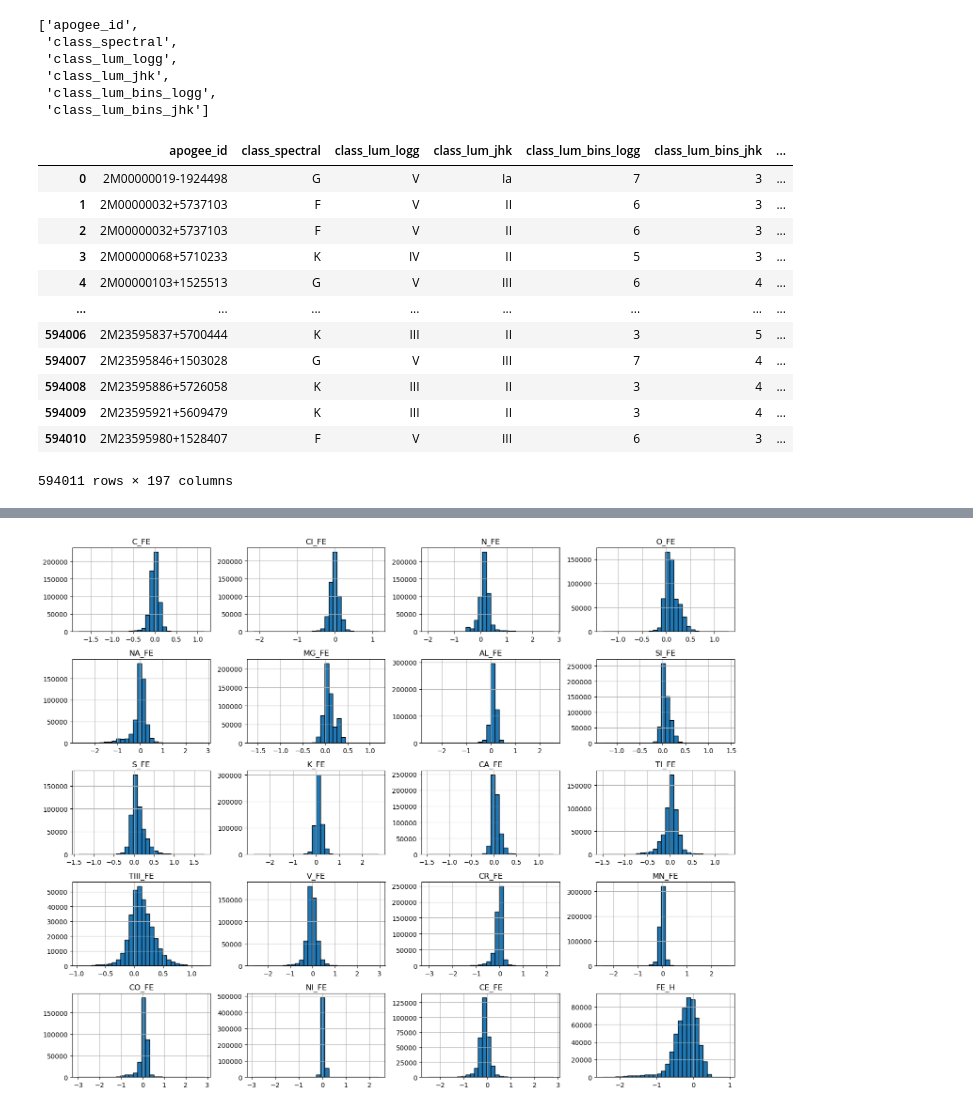
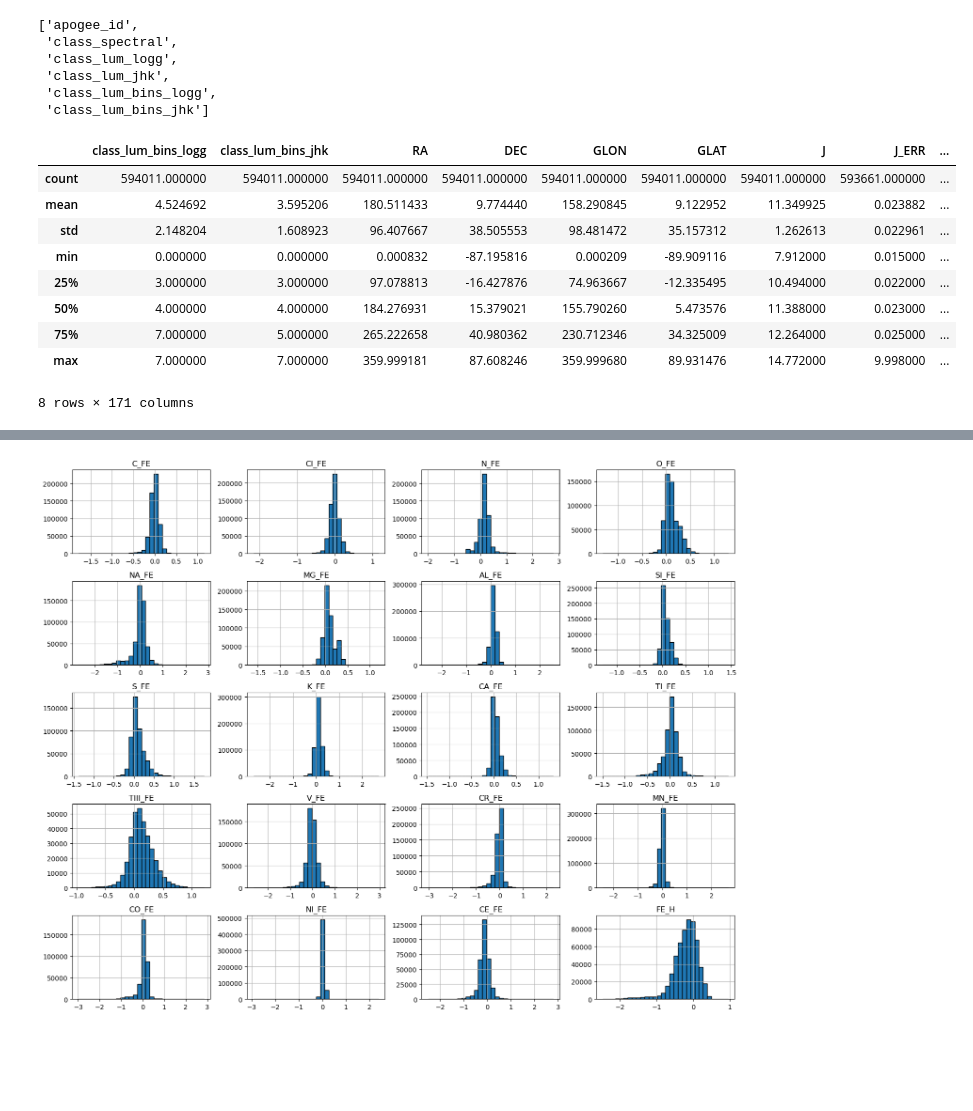
Before and after one commit to astrodeepnet/students-project-2024, a Jupyter notebook: Stats_Chemicals.ipynb, the cells around one changed output, grey strips where cells are left out. Cells and saved outputs as stored; diff of their text form; code cells hidden in the pictures; blank space fills up the shorter version.

```diff
--- a/Stats_Chemicals.ipynb
+++ b/Stats_Chemicals.ipynb
@@ -26,20 +26,17 @@ list(df_classes.columns)
  'class_lum_bins_logg',
  'class_lum_bins_jhk']
 # %%
-df_merged = pd.merge(df_classes, df, left_on='apogee_id', right_on='APOGEE_ID', how='inner')
+df = pd.merge(df_classes, df, left_on='apogee_id', right_on='APOGEE_ID', how='inner')
 # %%
-df_merged
+df.describe()
 # %% [output]
-|  | apogee_id | class_spectral | class_lum_logg | class_lum_jhk | class_lum_bins_logg | class_lum_bins_jhk | ... |
-| 0 | 2M00000019-1924498 | G | V | Ia | 7 | 3 | ... |
-| 1 | 2M00000032+5737103 | F | V | II | 6 | 3 | ... |
-| 2 | 2M00000032+5737103 | F | V | II | 6 | 3 | ... |
-| 3 | 2M00000068+5710233 | K | IV | II | 5 | 3 | ... |
-| 4 | 2M00000103+1525513 | G | V | III | 6 | 4 | ... |
-| ... | ... | ... | ... | ... | ... | ... | ... |
-| 594006 | 2M23595837+5700444 | K | III | II | 3 | 5 | ... |
-| 594007 | 2M23595846+1503028 | G | V | III | 7 | 4 | ... |
-| 594008 | 2M23595886+5726058 | K | III | II | 3 | 4 | ... |
-| 594009 | 2M23595921+5609479 | K | III | II | 3 | 4 | ... |
-| 594010 | 2M23595980+1528407 | F | V | III | 6 | 3 | ... |
+|  | class_lum_bins_logg | class_lum_bins_jhk | RA | DEC | GLON | GLAT | J | J_ERR | ... |
+| count | 594011.000000 | 594011.000000 | 594011.000000 | 594011.000000 | 594011.000000 | 594011.000000 | 594011.000000 | 593661.000000 | ... |
+| mean | 4.524692 | 3.595206 | 180.511433 | 9.774440 | 158.290845 | 9.122952 | 11.349925 | 0.023882 | ... |
+| std | 2.148204 | 1.608923 | 96.407667 | 38.505553 | 98.481472 | 35.157312 | 1.262613 | 0.022961 | ... |
+| min | 0.000000 | 0.000000 | 0.000832 | -87.195816 | 0.000209 | -89.909116 | 7.912000 | 0.015000 | ... |
+| 25% | 3.000000 | 3.000000 | 97.078813 | -16.427876 | 74.963667 | -12.335495 | 10.494000 | 0.022000 | ... |
+| 50% | 4.000000 | 4.000000 | 184.276931 | 15.379021 | 155.790260 | 5.473576 | 11.388000 | 0.023000 | ... |
+| 75% | 7.000000 | 5.000000 | 265.222658 | 40.980362 | 230.712346 | 34.325009 | 12.264000 | 0.025000 | ... |
+| max | 7.000000 | 7.000000 | 359.999181 | 87.608246 | 359.999680 | 89.931476 | 14.772000 | 9.998000 | ... |
-594011 rows × 197 columns
+8 rows × 171 columns
```
Also changed, not shown: parts of 24 cells of this notebook.
